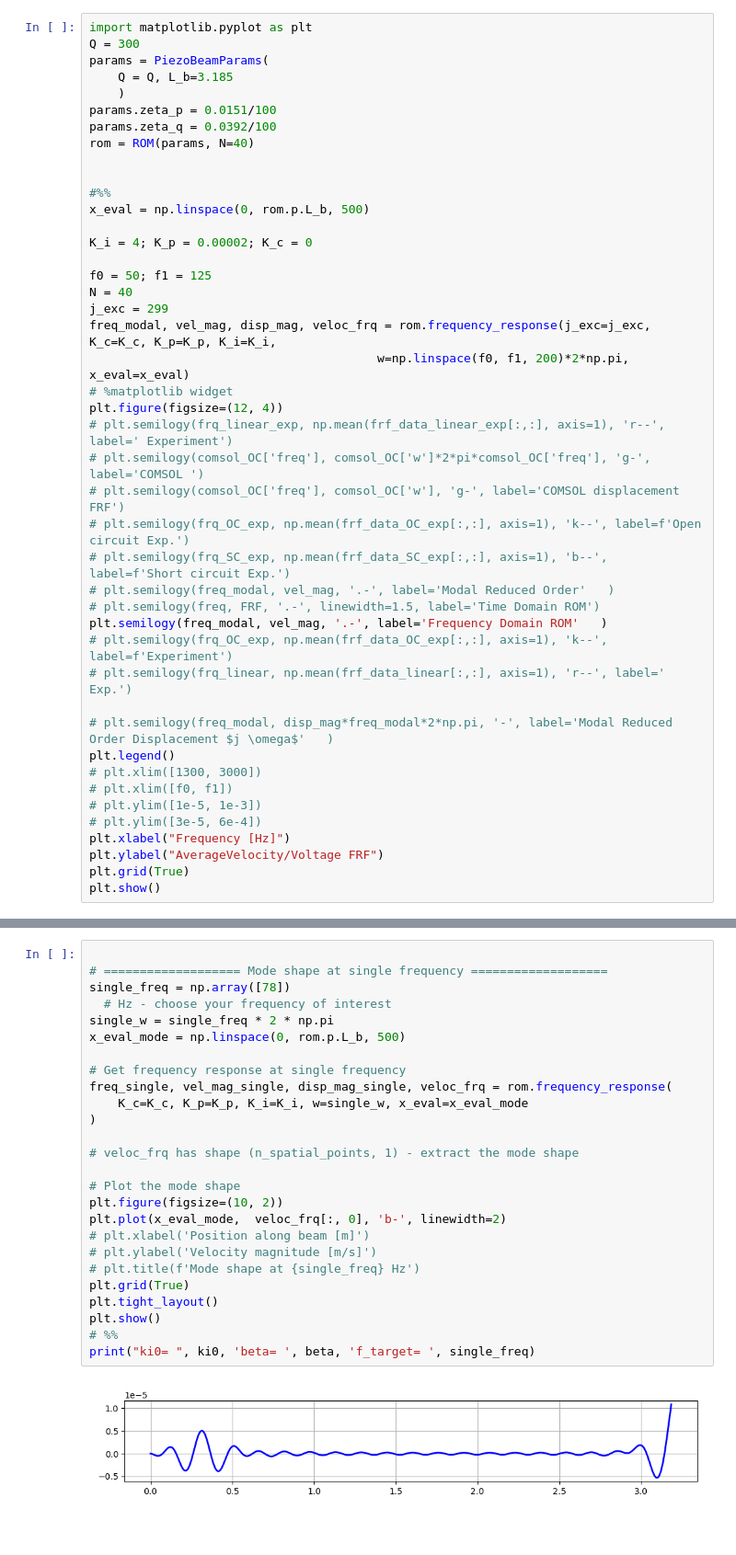
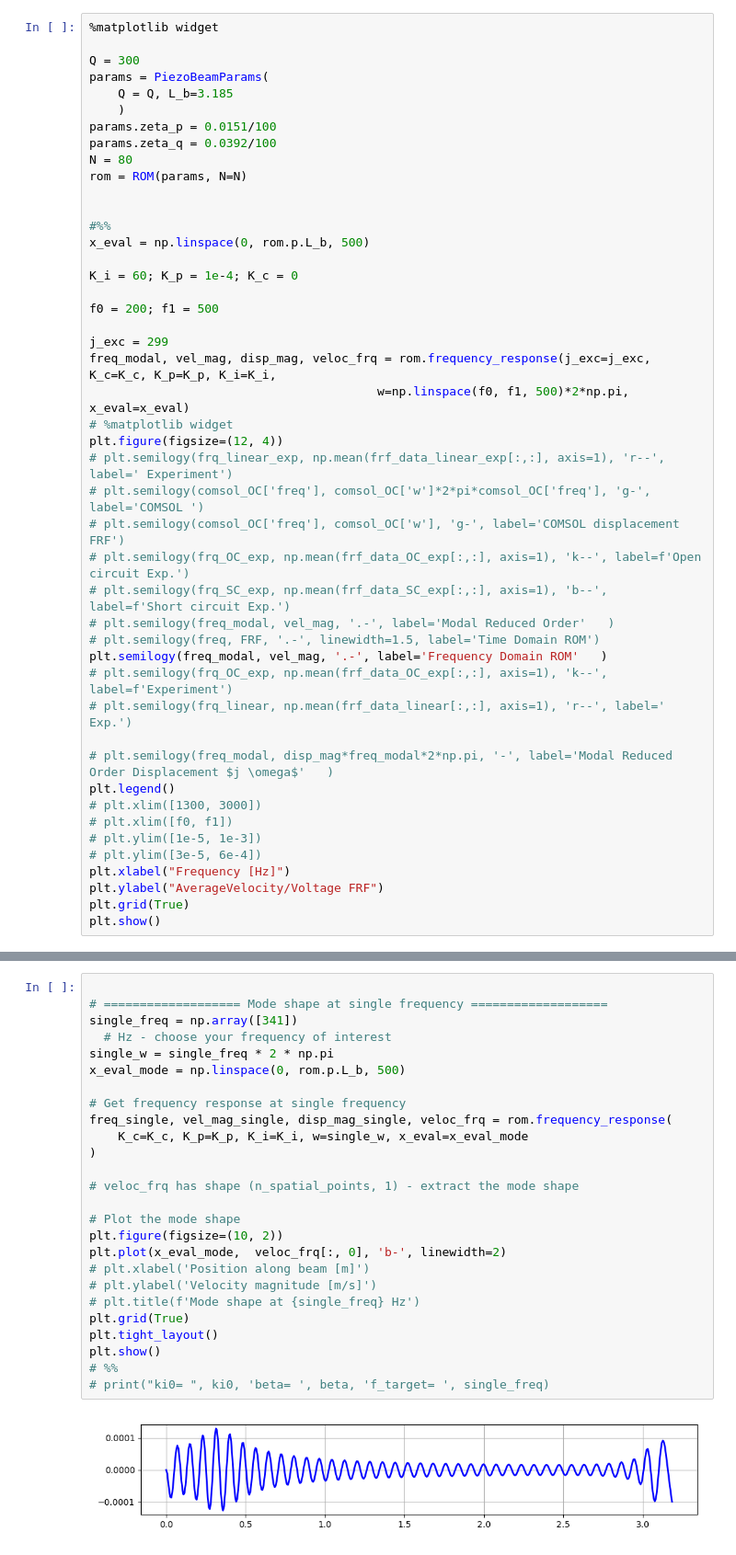
Before and after one commit to nimaet/Modeling, a Jupyter notebook: tasks/soliton/soliton1.ipynb, the cells around one changed output, grey strips where cells are left out. Shown at 92% size. Drawn from its saved outputs; the diff is of its cells as text.

```diff
--- a/tasks/soliton/soliton1.ipynb
+++ b/tasks/soliton/soliton1.ipynb
@@ -13,24 +23,26 @@ from Modeling.models.ROM import ROM
 # %%
-import matplotlib.pyplot as plt
+%matplotlib widget
+
 Q = 300
 params = PiezoBeamParams(
     Q = Q, L_b=3.185
     )
 params.zeta_p = 0.0151/100
 params.zeta_q = 0.0392/100
-rom = ROM(params, N=40)
+N = 80
+rom = ROM(params, N=N)
 
 
 #%%
 x_eval = np.linspace(0, rom.p.L_b, 500)
 
-K_i = 4; K_p = 0.00002; K_c = 0
+K_i = 60; K_p = 1e-4; K_c = 0
 
-f0 = 50; f1 = 125
-N = 40
+f0 = 200; f1 = 500
+
 j_exc = 299
 freq_modal, vel_mag, disp_mag, veloc_frq = rom.frequency_response(j_exc=j_exc, K_c=K_c, K_p=K_p, K_i=K_i,
-										w=np.linspace(f0, f1, 200)*2*np.pi, x_eval=x_eval)
+										w=np.linspace(f0, f1, 500)*2*np.pi, x_eval=x_eval)
 # %matplotlib widget
 plt.figure(figsize=(12, 4))
 # plt.semilogy(frq_linear_exp, np.mean(frf_data_linear_exp[:,:], axis=1), 'r--', label=' Experiment')
@@ -59,28 +95,28 @@ plt.show()
 # %%
 
 # =================== Mode shape at single frequency ===================
-single_freq = np.array([78])
+single_freq = np.array([341])
   # Hz - choose your frequency of interest
 single_w = single_freq * 2 * np.pi
 x_eval_mode = np.linspace(0, rom.p.L_b, 500)
 
 # Get frequency response at single frequency
 freq_single, vel_mag_single, disp_mag_single, veloc_frq = rom.frequency_response(
     K_c=K_c, K_p=K_p, K_i=K_i, w=single_w, x_eval=x_eval_mode
 )
 
 # veloc_frq has shape (n_spatial_points, 1) - extract the mode shape
 
 # Plot the mode shape
 plt.figure(figsize=(10, 2))
 plt.plot(x_eval_mode,  veloc_frq[:, 0], 'b-', linewidth=2)
 # plt.xlabel('Position along beam [m]')
 # plt.ylabel('Velocity magnitude [m/s]')
 # plt.title(f'Mode shape at {single_freq} Hz')
 plt.grid(True)
 plt.tight_layout()
 plt.show()
 # %%
-print("ki0= ", ki0, 'beta= ', beta, 'f_target= ', single_freq)
+# print("ki0= ", ki0, 'beta= ', beta, 'f_target= ', single_freq)
 # %% [output]
-[figure, old version]
+[figure, new version]
```
Also changed, not shown: parts of 7 cells of this notebook, 1 other file.
